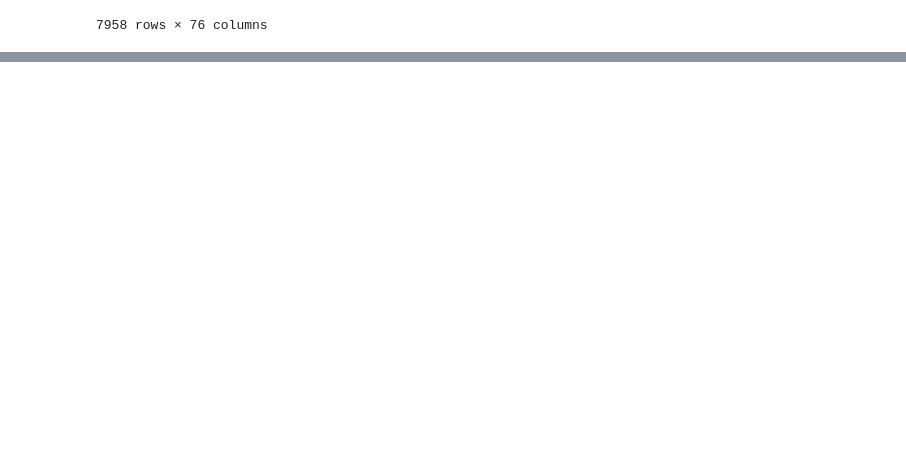
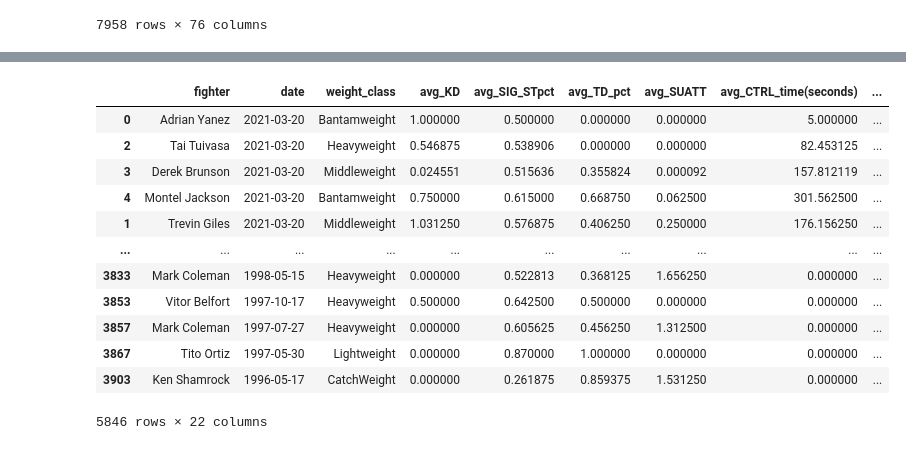
Before and after one commit to mel518/project-4, a Jupyter notebook: fighter_stats.ipynb, the cells around one changed output, grey strips where cells are left out. Drawn from its saved outputs; the diff is of its cells as text; code cells hidden in the pictures; blank space fills up the shorter version.

```diff
--- a/fighter_stats.ipynb
+++ b/fighter_stats.ipynb
@@ -316,0 +295,16 @@ len(dictdropdown['fighter_dropdown'])
+# %%
+fighter_stats.dropna(axis='rows')
+# %% [output]
+|  | fighter | date | weight_class | avg_KD | avg_SIG_STpct | avg_TD_pct | avg_SUATT | avg_CTRL_time(seconds) | ... |
+| 0 | Adrian Yanez | 2021-03-20 | Bantamweight | 1.000000 | 0.500000 | 0.000000 | 0.000000 | 5.000000 | ... |
+| 2 | Tai Tuivasa | 2021-03-20 | Heavyweight | 0.546875 | 0.538906 | 0.000000 | 0.000000 | 82.453125 | ... |
+| 3 | Derek Brunson | 2021-03-20 | Middleweight | 0.024551 | 0.515636 | 0.355824 | 0.000092 | 157.812119 | ... |
+| 4 | Montel Jackson | 2021-03-20 | Bantamweight | 0.750000 | 0.615000 | 0.668750 | 0.062500 | 301.562500 | ... |
+| 1 | Trevin Giles | 2021-03-20 | Middleweight | 1.031250 | 0.576875 | 0.406250 | 0.250000 | 176.156250 | ... |
+| ... | ... | ... | ... | ... | ... | ... | ... | ... | ... |
+| 3833 | Mark Coleman | 1998-05-15 | Heavyweight | 0.000000 | 0.522813 | 0.368125 | 1.656250 | 0.000000 | ... |
+| 3853 | Vitor Belfort | 1997-10-17 | Heavyweight | 0.500000 | 0.642500 | 0.500000 | 0.000000 | 0.000000 | ... |
+| 3857 | Mark Coleman | 1997-07-27 | Heavyweight | 0.000000 | 0.605625 | 0.456250 | 1.312500 | 0.000000 | ... |
+| 3867 | Tito Ortiz | 1997-05-30 | Lightweight | 0.000000 | 0.870000 | 1.000000 | 0.000000 | 0.000000 | ... |
+| 3903 | Ken Shamrock | 1996-05-17 | CatchWeight | 0.000000 | 0.261875 | 0.859375 | 1.531250 | 0.000000 | ... |
+5846 rows × 22 columns
```
Also changed, not shown: parts of 6 cells of this notebook, 6 other files.
